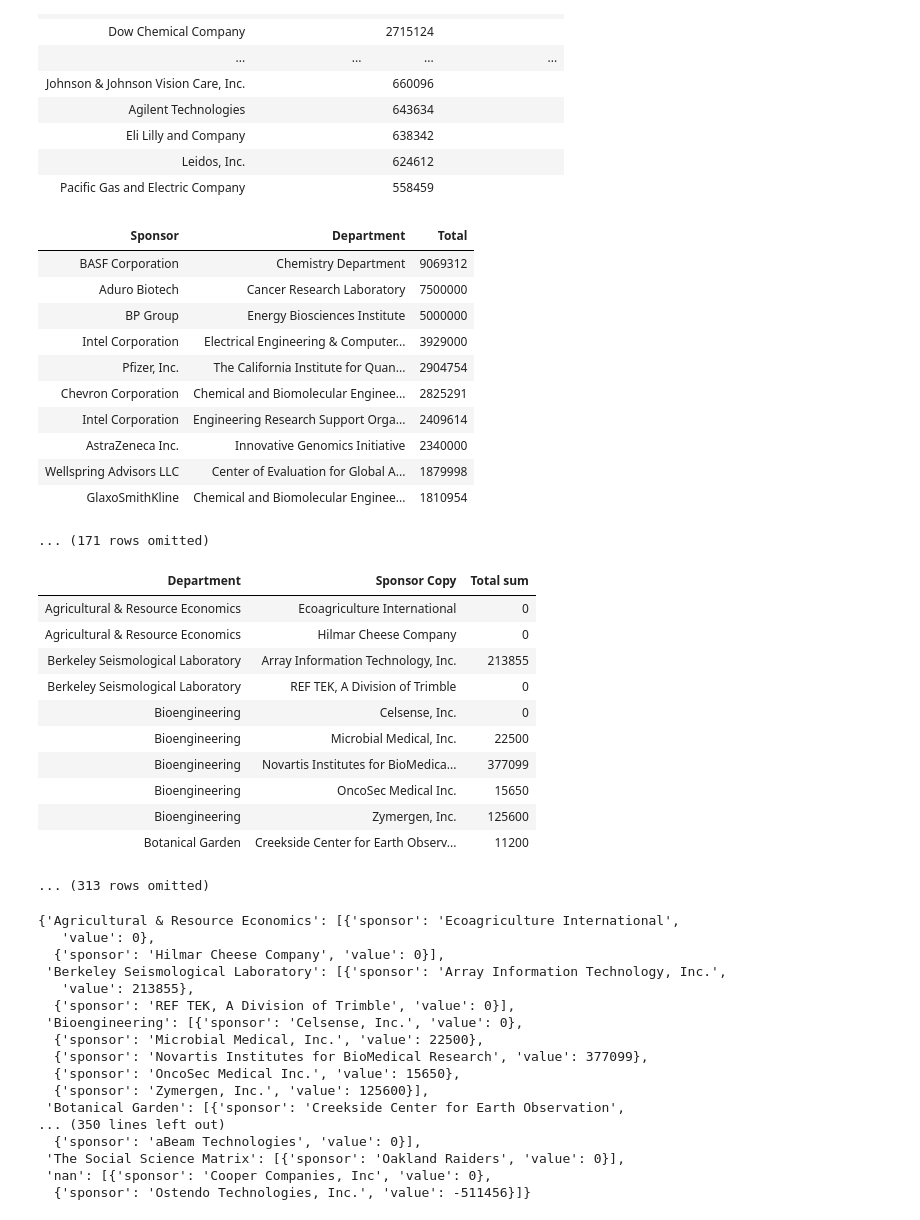
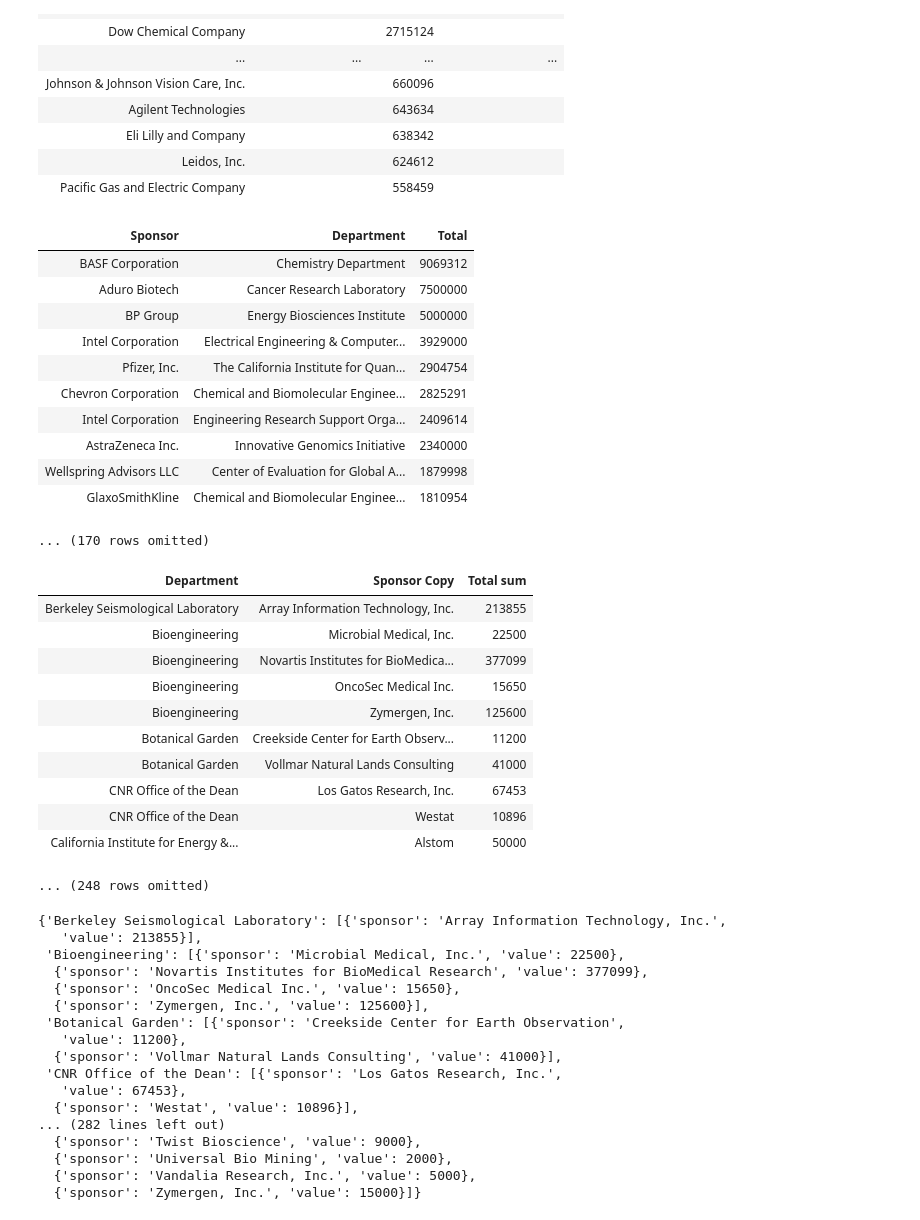
Before and after one commit to dailycal-projects/private-research, a Jupyter notebook: notebooks/private-research.ipynb, the cells around one changed output. Cells and saved outputs as stored; diff of their text form; code cells hidden in the pictures.

```diff
--- a/notebooks/private-research.ipynb
+++ b/notebooks/private-research.ipynb
@@ -123,9 +138,12 @@ industry.show(5)
 # %%
-industry_nonnull = industry.where(industry.column("Department") != "Null")\
+industry_nonnull = industry.where(np.logical_and(industry.column("Department") != "nan", industry.column("Department") != "Null"))\
                            .select(['Sponsor','Department', 'Total'])
-industry_null = industry.where('Department', 'Null')\
-                        .select(["Sponsor", 'Division', "Total"])\
+
+industry_null = industry.where('Department', 'Null') \
+                        .append(industry.where("Department", 'nan')) \
+                        .select(["Sponsor", 'Division', "Total"]) \
                         .relabel("Division", "Department")
+
 industry_all = industry_nonnull.append(industry_null)
 industry_all = industry_all.with_columns(['Sponsor',
                                         industry_all.apply(truncate_names, ['Sponsor']),
@@ -227,30 +245,32 @@ industry_grouped_all
 | AstraZeneca Inc. | Innovative Genomics Initiative | 2340000 |
 | Wellspring Advisors LLC | Center of Evaluation for Global A... | 1879998 |
 | GlaxoSmithKline | Chemical and Biomolecular Enginee... | 1810954 |
-... (171 rows omitted)
+... (170 rows omitted)
 # %%
 # Mapping the smaller donors in 'Others'
-industry_other_grouped = industry_all.where('Sponsor', 'Other')\
+industry_other_grouped = industry_all.where(industry_all.column("Total") != 0)\
+                                    .where('Sponsor', 'Other')\
                                      .groups(['Department', 'Sponsor Copy'], sum)\
                                      .drop(['Sponsor sum'])
 
 industry_other_grouped
 # %% [output]
 | Department | Sponsor Copy | Total sum |
-| Agricultural & Resource Economics | Ecoagriculture International | 0 |
-| Agricultural & Resource Economics | Hilmar Cheese Company | 0 |
 | Berkeley Seismological Laboratory | Array Information Technology, Inc. | 213855 |
-| Berkeley Seismological Laboratory | REF TEK, A Division of Trimble | 0 |
-| Bioengineering | Celsense, Inc. | 0 |
 | Bioengineering | Microbial Medical, Inc. | 22500 |
 | Bioengineering | Novartis Institutes for BioMedica... | 377099 |
 | Bioengineering | OncoSec Medical Inc. | 15650 |
 | Bioengineering | Zymergen, Inc. | 125600 |
 | Botanical Garden | Creekside Center for Earth Observ... | 11200 |
+| Botanical Garden | Vollmar Natural Lands Consulting | 41000 |
+| CNR Office of the Dean | Los Gatos Research, Inc. | 67453 |
+| CNR Office of the Dean | Westat | 10896 |
+| California Institute for Energy &... | Alstom | 50000 |
-... (313 rows omitted)
+... (248 rows omitted)
 # %%
 # (cont.)
 other_mapping = {}
+
 targets = industry_other_grouped.column('Department')
 sponsors = industry_other_grouped.column('Sponsor Copy')
 total = industry_other_grouped.column('Total sum')
@@ -265,23 +285,23 @@ for i in range(industry_other_grouped.num_rows):
         other_mapping[target] = [sub]
 other_mapping  # JSON
 # %% [output]
-{'Agricultural & Resource Economics': [{'sponsor': 'Ecoagriculture International',
-   'value': 0},
-  {'sponsor': 'Hilmar Cheese Company', 'value': 0}],
- 'Berkeley Seismological Laboratory': [{'sponsor': 'Array Information Technology, Inc.',
-   'value': 213855},
-  {'sponsor': 'REF TEK, A Division of Trimble', 'value': 0}],
- 'Bioengineering': [{'sponsor': 'Celsense, Inc.', 'value': 0},
-  {'sponsor': 'Microbial Medical, Inc.', 'value': 22500},
+{'Berkeley Seismological Laboratory': [{'sponsor': 'Array Information Technology, Inc.',
+   'value': 213855}],
+ 'Bioengineering': [{'sponsor': 'Microbial Medical, Inc.', 'value': 22500},
   {'sponsor': 'Novartis Institutes for BioMedical Research', 'value': 377099},
   {'sponsor': 'OncoSec Medical Inc.', 'value': 15650},
   {'sponsor': 'Zymergen, Inc.', 'value': 125600}],
  'Botanical Garden': [{'sponsor': 'Creekside Center for Earth Observation',
-... (350 lines left out)
-  {'sponsor': 'aBeam Technologies', 'value': 0}],
- 'The Social Science Matrix': [{'sponsor': 'Oakland Raiders', 'value': 0}],
- 'nan': [{'sponsor': 'Cooper Companies, Inc', 'value': 0},
-  {'sponsor': 'Ostendo Technologies, Inc.', 'value': -511456}]}
+   'value': 11200},
+  {'sponsor': 'Vollmar Natural Lands Consulting', 'value': 41000}],
+ 'CNR Office of the Dean': [{'sponsor': 'Los Gatos Research, Inc.',
+   'value': 67453},
+  {'sponsor': 'Westat', 'value': 10896}],
+... (282 lines left out)
+  {'sponsor': 'Twist Bioscience', 'value': 9000},
+  {'sponsor': 'Universal Bio Mining', 'value': 2000},
+  {'sponsor': 'Vandalia Research, Inc.', 'value': 5000},
+  {'sponsor': 'Zymergen, Inc.', 'value': 15000}]}
 # %%
 mappings = json.loads(open("data/node_dictionary.json").read())
 industry_json = nodes_links(industry_grouped_all.where(industry_grouped_all.column("Total") != 0), mappings) # JSON
```
Also changed, not shown: parts of 8 cells of this notebook, 5 other files.
